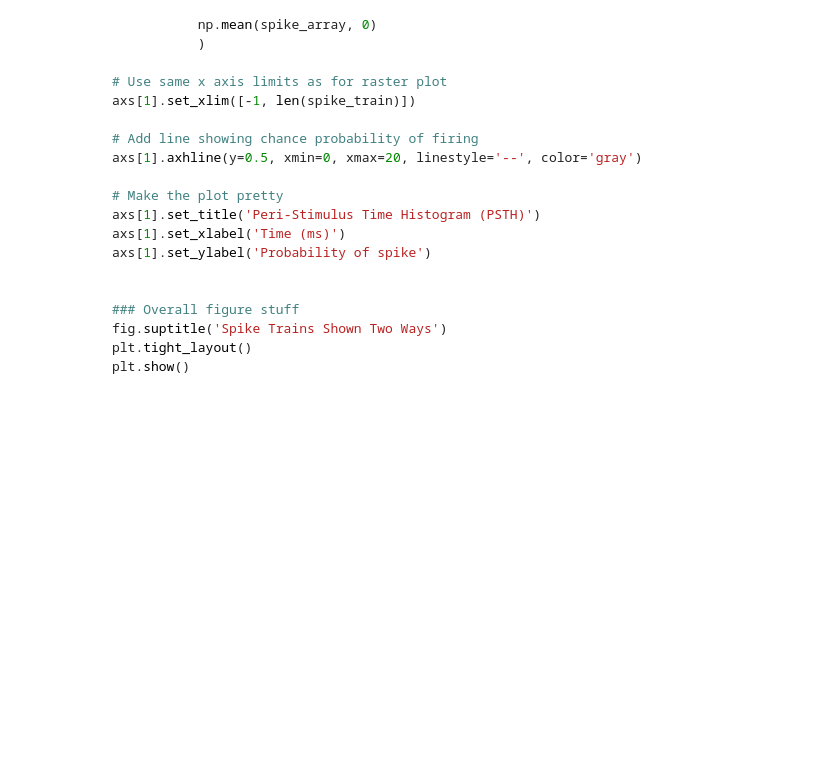
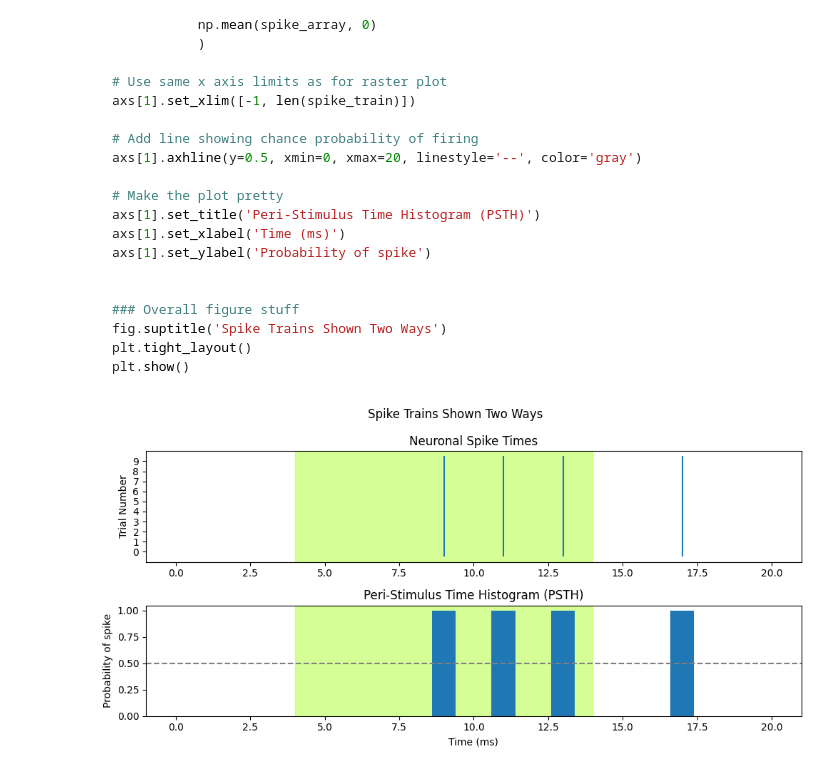
Before and after one commit to dm748329/Single-Unit-Data, a Jupyter notebook: 1 - intro_spike_trains.ipynb, the cells around one changed output. Cells and saved outputs as stored; diff of their text form; code cells hidden in the pictures; blank space fills up the shorter version.

```diff
--- a/1 - intro_spike_trains.ipynb
+++ b/1 - intro_spike_trains.ipynb
@@ -523,3 +539,52 @@ fig.suptitle('Spike Trains Shown Two Ways')
 plt.tight_layout()
 plt.show()
 ~~~
+# %%
+fig, axs = plt.subplots(2, 1, figsize=[10,5])
+
+########################################
+# draw raster into first subplot, axs[0]
+# add shading for stimulus duration
+axs[0].axvspan(light_onset_time, light_offset_time, alpha=0.5, color='greenyellow')
+
+for trial in range(len(ten_spike_trains)):
+    spike_times = [i for i, x in enumerate(ten_spike_trains[trial]) if x == spike_value]
+    axs[0].vlines(spike_times, trial - 0.5, trial + 0.5)
+
+# Set x axis range so that time zero is more visible
+axs[0].set_xlim([-1, len(spike_train)])
+
+# specify tick marks and label y axis
+axs[0].set_yticks(range(len(ten_spike_trains)))
+axs[0].set_ylabel('Trial Number')
+
+axs[0].set_title('Neuronal Spike Times')
+
+#######################################
+# draw PSTH into second subplot, axs[1]
+# add shading for stimulus duration
+axs[1].axvspan(light_onset_time, light_offset_time, alpha=0.5, color='greenyellow')
+
+# Draw the PSTH
+axs[1].bar(range(spike_array.shape[1]),
+           np.mean(spike_array, 0)
+           )
+
+# Use same x axis limits as for raster plot
+axs[1].set_xlim([-1, len(spike_train)])
+
+# Add line showing chance probability of firing
+axs[1].axhline(y=0.5, xmin=0, xmax=20, linestyle='--', color='gray')
+
+# Make the plot pretty
+axs[1].set_title('Peri-Stimulus Time Histogram (PSTH)')
+axs[1].set_xlabel('Time (ms)')
+axs[1].set_ylabel('Probability of spike')
+
+
+### Overall figure stuff
+fig.suptitle('Spike Trains Shown Two Ways')
+plt.tight_layout()
+plt.show()
+# %% [output]
+[figure, added]
```
Also changed, not shown: parts of 2 cells of this notebook.
